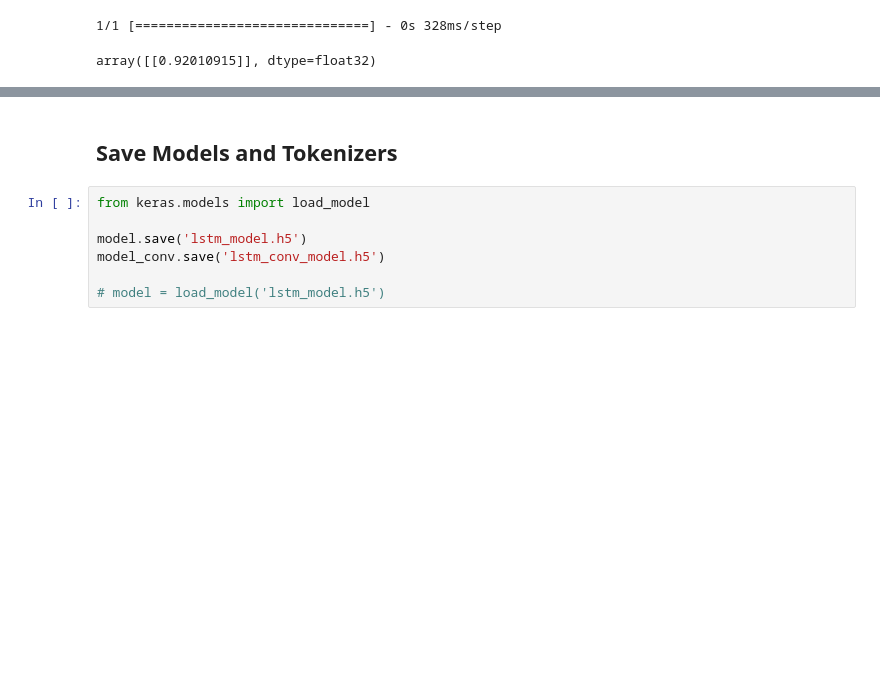
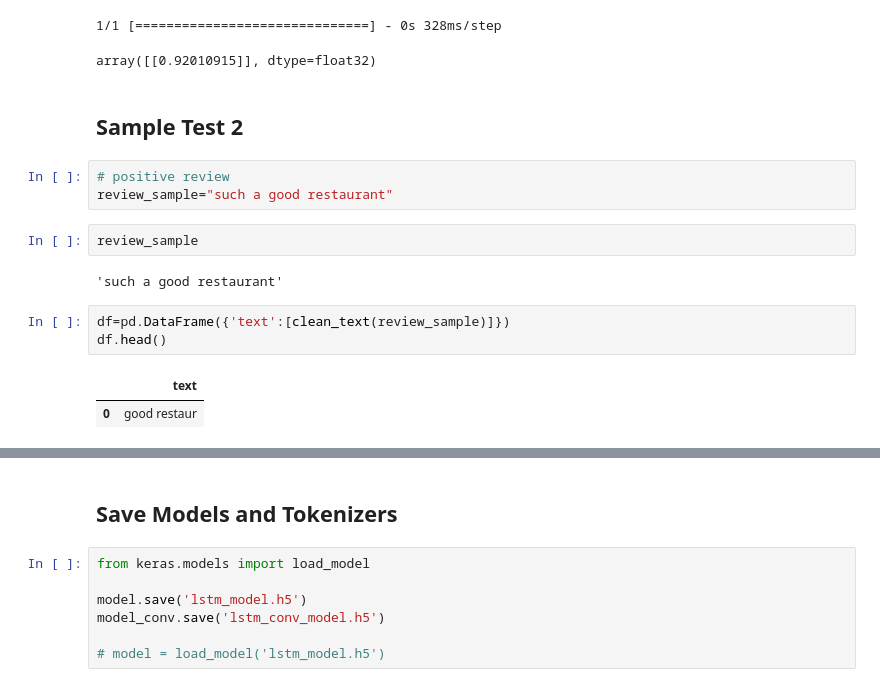
Before and after one commit to 2joonh2/John-Oh, a Jupyter notebook: Term Project.ipynb, the cells around one changed output, grey strips where cells are left out. Drawn from its saved outputs; the diff is of its cells as text; blank space fills up the shorter version.

```diff
--- a/Term Project.ipynb
+++ b/Term Project.ipynb
@@ -340,3 +340,18 @@ model_conv.predict(pad_sequences(tokenizer.texts_to_sequences(df['text']), maxle
 # %% [output]
 1/1 [==============================] - 0s 328ms/step
 array([[0.92010915]], dtype=float32)
+# %% [markdown]
+## Sample Test 2
+# %%
+# positive review
+review_sample="such a good restaurant"
+# %%
+review_sample
+# %% [output]
+'such a good restaurant'
+# %%
+df=pd.DataFrame({'text':[clean_text(review_sample)]})
+df.head()
+# %% [output]
+|  | text |
+| 0 | good restaur |
```
Also changed, not shown: parts of 3 cells of this notebook, 1 other file.
